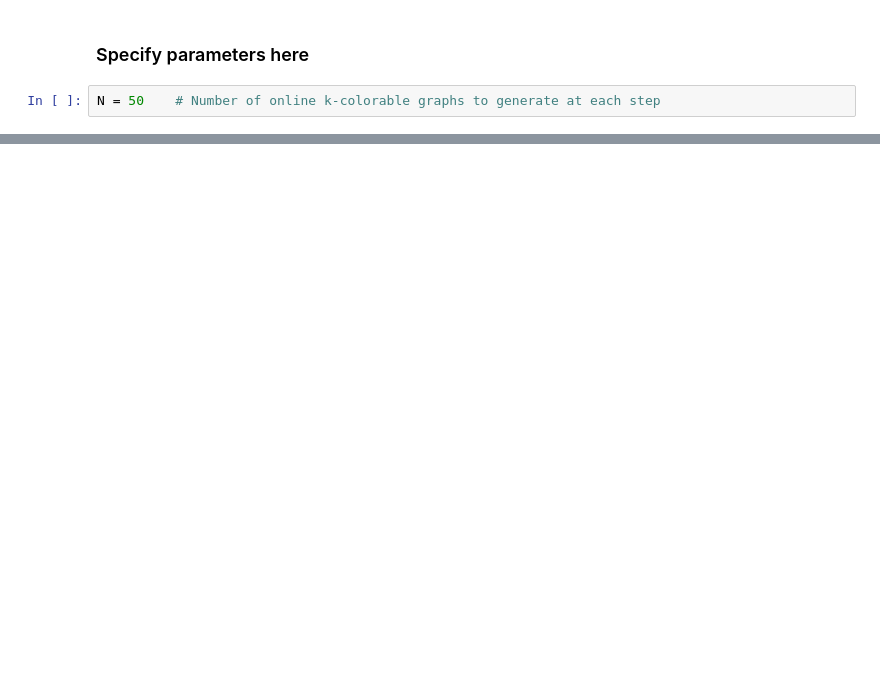
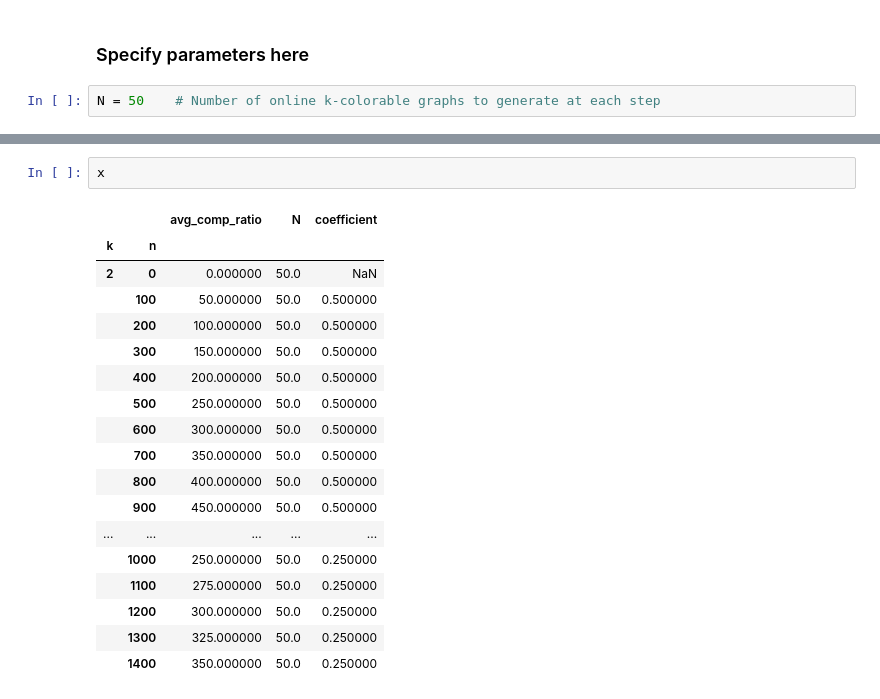
Before and after one commit to Sahil-Pattni/COMP-6651-Project, a Jupyter notebook: src/FitFirst_Study.ipynb, the cells around one changed output, grey strips where cells are left out. Saved outputs shown, nothing was run; the diff lists cells and outputs as text; blank space fills up the shorter version.

```diff
--- a/src/FitFirst_Study.ipynb
+++ b/src/FitFirst_Study.ipynb
@@ -46,0 +75,21 @@ df.to_feather('../data/fit_first_study.feather')
+# %%
+x
+# %% [output]
+|  |  | avg_comp_ratio | N | coefficient |
+| k | n |  |  |  |
+| 2 | 0 | 0.000000 | 50.0 | NaN |
+|  | 100 | 50.000000 | 50.0 | 0.500000 |
+|  | 200 | 100.000000 | 50.0 | 0.500000 |
+|  | 300 | 150.000000 | 50.0 | 0.500000 |
+|  | 400 | 200.000000 | 50.0 | 0.500000 |
+|  | 500 | 250.000000 | 50.0 | 0.500000 |
+|  | 600 | 300.000000 | 50.0 | 0.500000 |
+|  | 700 | 350.000000 | 50.0 | 0.500000 |
+|  | 800 | 400.000000 | 50.0 | 0.500000 |
+|  | 900 | 450.000000 | 50.0 | 0.500000 |
+| ... | ... | ... | ... | ... |
+|  | 1000 | 250.000000 | 50.0 | 0.250000 |
+|  | 1100 | 275.000000 | 50.0 | 0.250000 |
+|  | 1200 | 300.000000 | 50.0 | 0.250000 |
+|  | 1300 | 325.000000 | 50.0 | 0.250000 |
+|  | 1400 | 350.000000 | 50.0 | 0.250000 |
```
Also changed, not shown: parts of 7 cells of this notebook, 2 other files.
